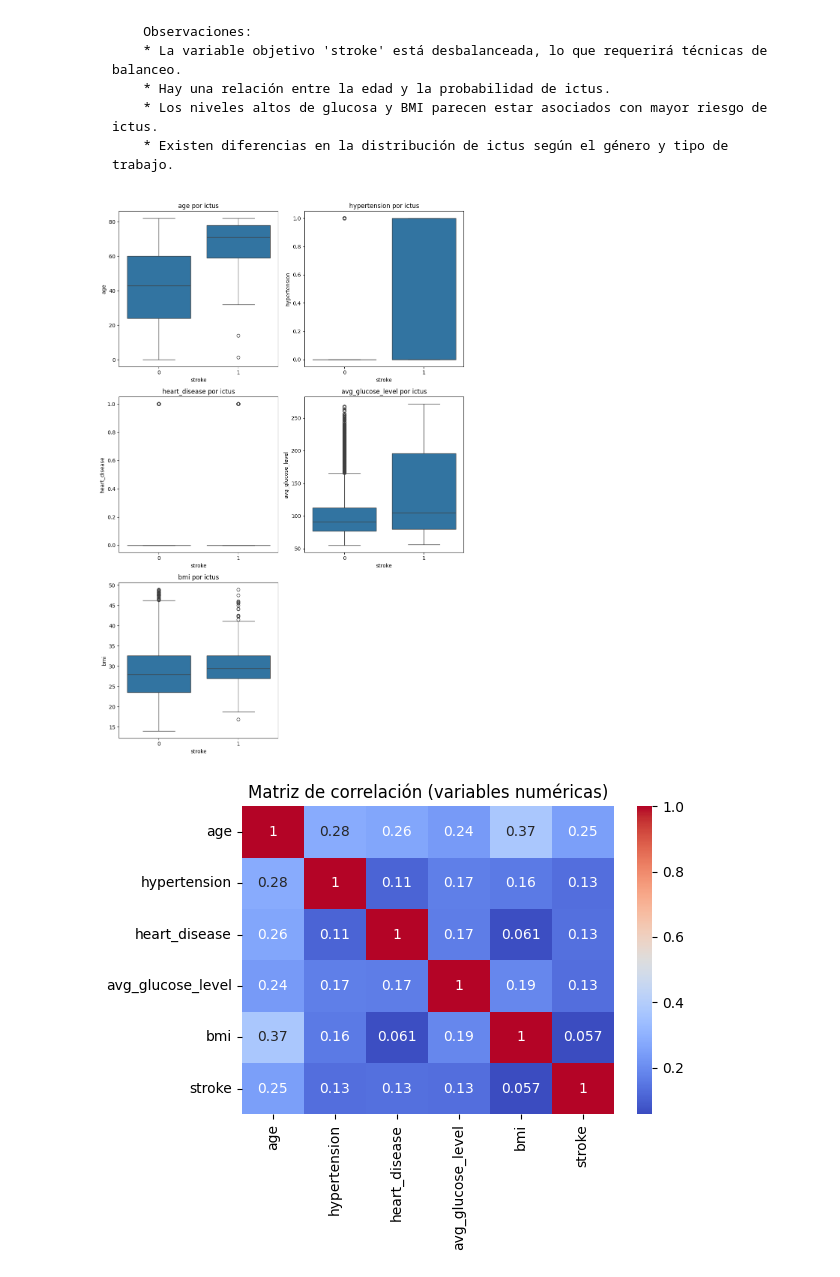
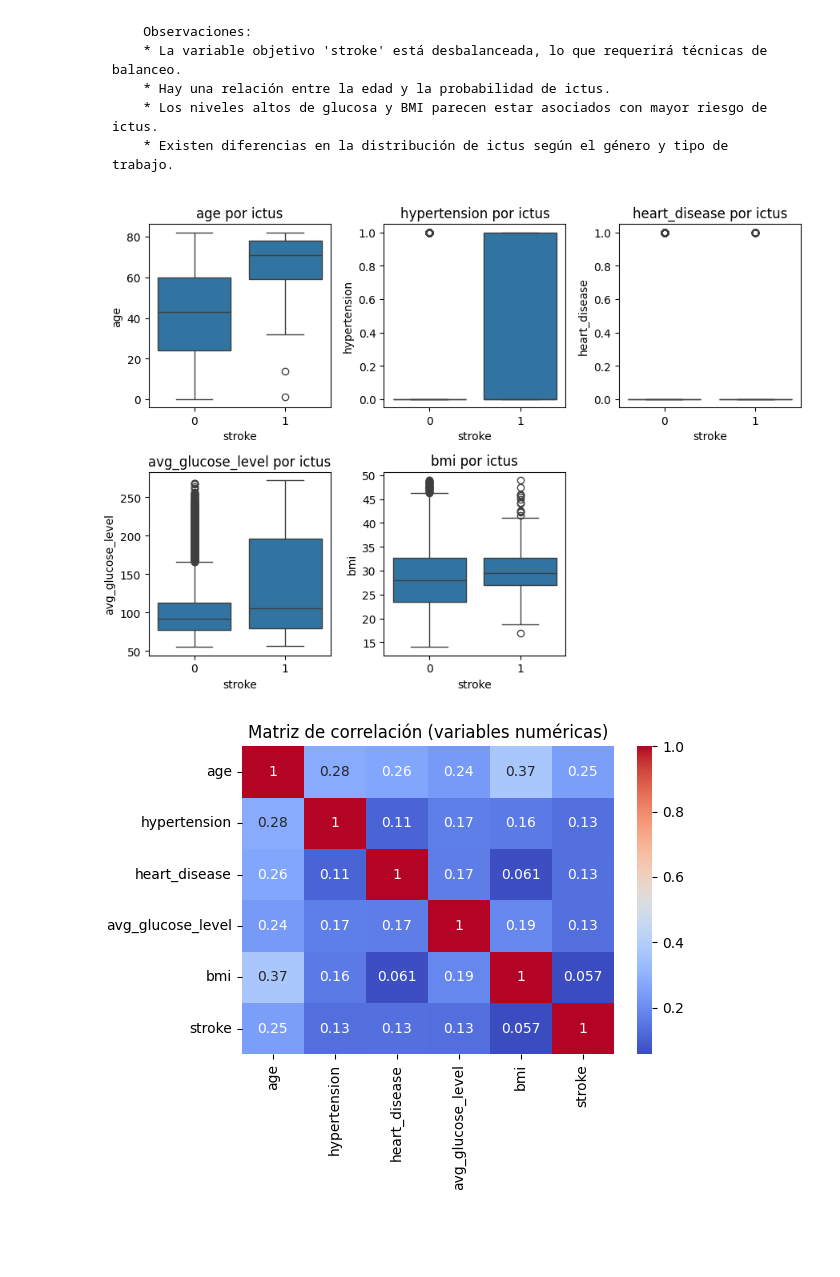
Before and after one commit to AI-School-F5-P3/G5_D.Scientist, a Jupyter notebook: eda.ipynb, the cells around one changed output. Drawn from its saved outputs; the diff is of its cells as text; code cells hidden in the pictures; blank space fills up the shorter version.

```diff
--- a/eda.ipynb
+++ b/eda.ipynb
@@ -212,19 +213,19 @@ plt.show()
 # %%
 # Boxplots para variables numéricas por ictus
 numeric_cols_without_stroke = [col for col in numeric_cols if col != 'stroke']
 num_cols = len(numeric_cols_without_stroke)
 rows = (num_cols + 1) // 2  # Redondear hacia arriba
-cols = 2
+cols = 3
 
-plt.figure(figsize=(10, 5 * rows))
+plt.figure(figsize=(9, 3 * rows))
 for i, col in enumerate(numeric_cols_without_stroke):
     plt.subplot(rows, cols, i+1)
     sns.boxplot(data=df, x='stroke', y=col)
     plt.title(f'{col} por ictus')
 plt.tight_layout()
 plt.show()
 # %% [output]
-[figure, old version]
+[figure, new version]
 # %%
 # Matriz de correlación para variables numéricas
 corr_matrix = df[numeric_cols].corr()
```
Also changed, not shown: parts of 15 cells of this notebook.
